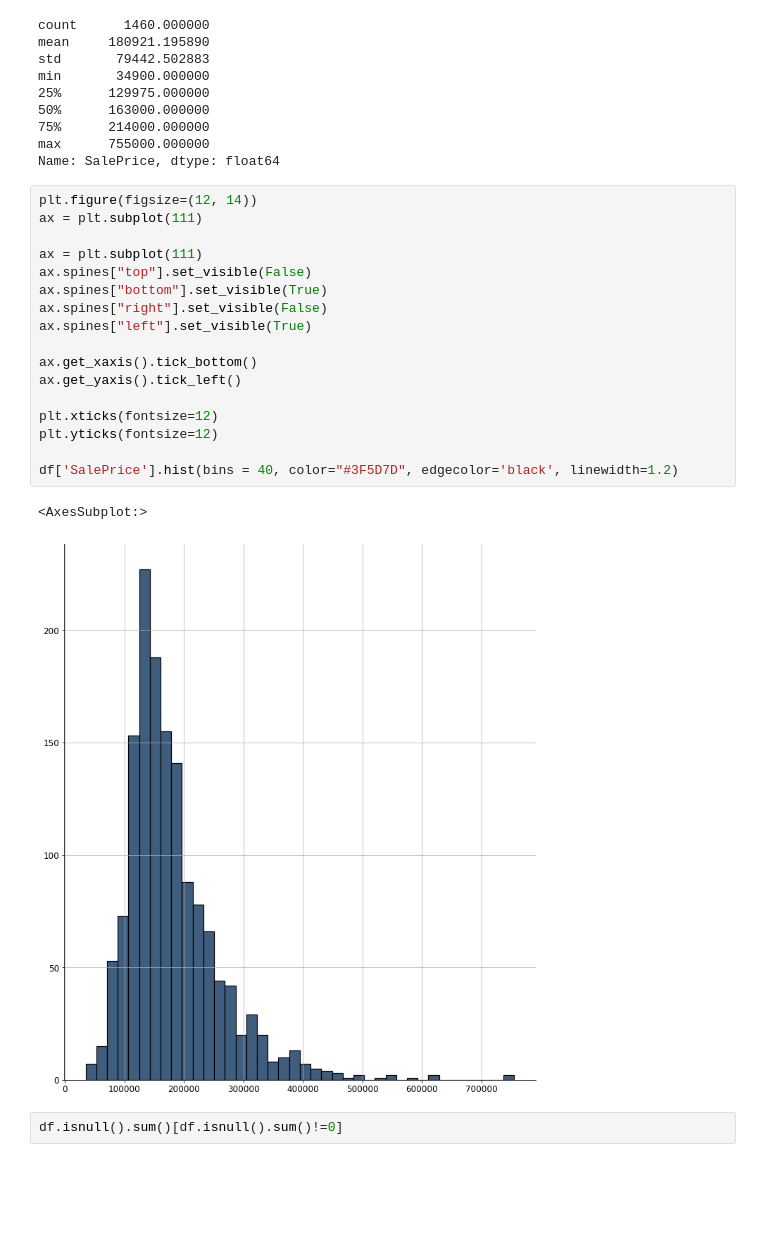
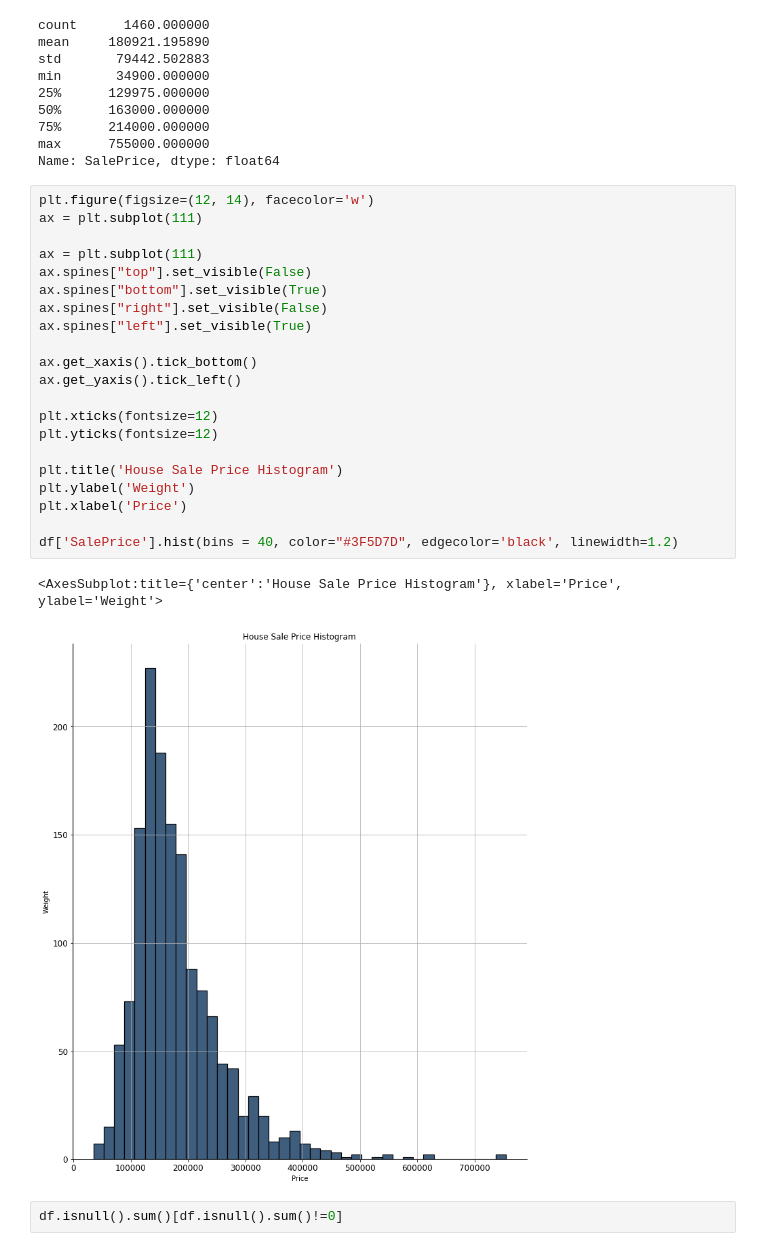
Before and after one commit to ta-data-mexpt/statistical-analysis-project, a Jupyter notebook: project-statistical-analysis.ipynb, the cells around one changed output. Cells and saved outputs as stored; diff of their text form; blank space fills up the shorter version.

```diff
--- a/project-statistical-analysis.ipynb
+++ b/project-statistical-analysis.ipynb
@@ -84,25 +88,29 @@ min       34900.000000
 max      755000.000000
 Name: SalePrice, dtype: float64
 # %%
-plt.figure(figsize=(12, 14))
+plt.figure(figsize=(12, 14), facecolor='w')
 ax = plt.subplot(111)
 
 ax = plt.subplot(111)
 ax.spines["top"].set_visible(False)
 ax.spines["bottom"].set_visible(True)
 ax.spines["right"].set_visible(False)
 ax.spines["left"].set_visible(True)
 
 ax.get_xaxis().tick_bottom()
 ax.get_yaxis().tick_left()
 
 plt.xticks(fontsize=12)
 plt.yticks(fontsize=12)
 
+plt.title('House Sale Price Histogram')
+plt.ylabel('Weight')
+plt.xlabel('Price')
+
 df['SalePrice'].hist(bins = 40, color="#3F5D7D", edgecolor='black', linewidth=1.2)
 # %% [output]
-<AxesSubplot:>
+<AxesSubplot:title={'center':'House Sale Price Histogram'}, xlabel='Price', ylabel='Weight'>
-[figure, old version]
+[figure, new version]
 # %%
 df.isnull().sum()[df.isnull().sum()!=0]
 # %% [output]
```
Also changed, not shown: parts of 29 cells of this notebook.
